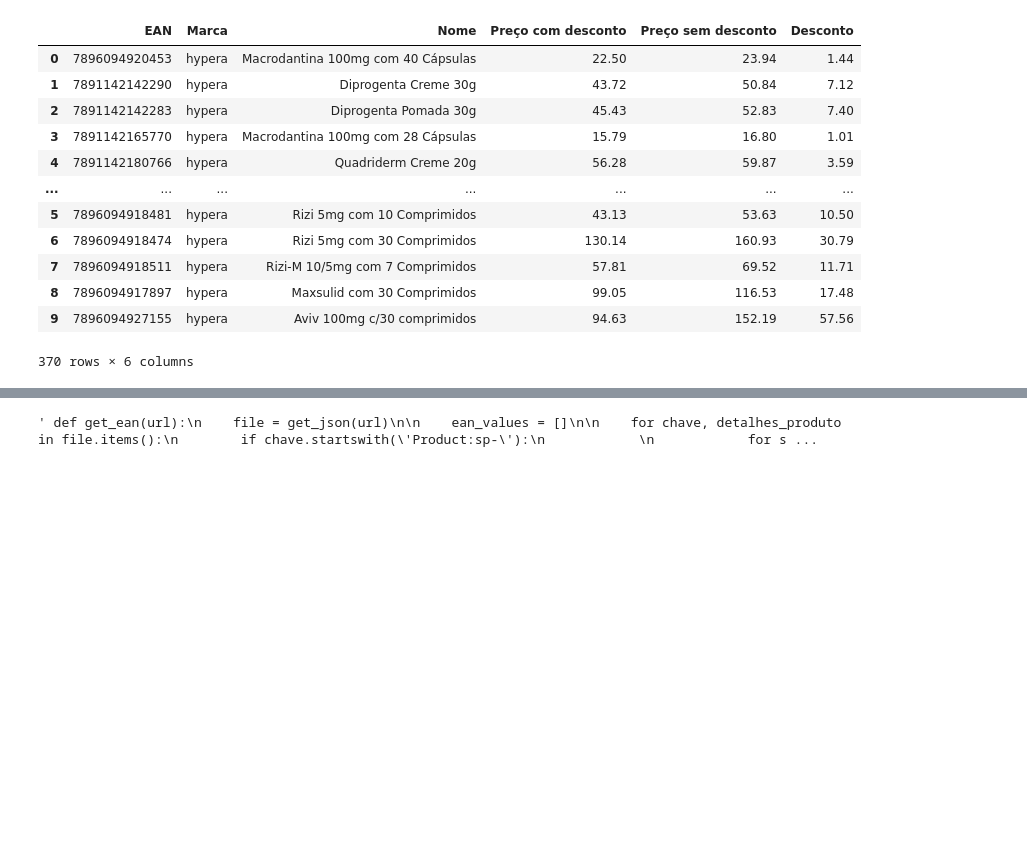
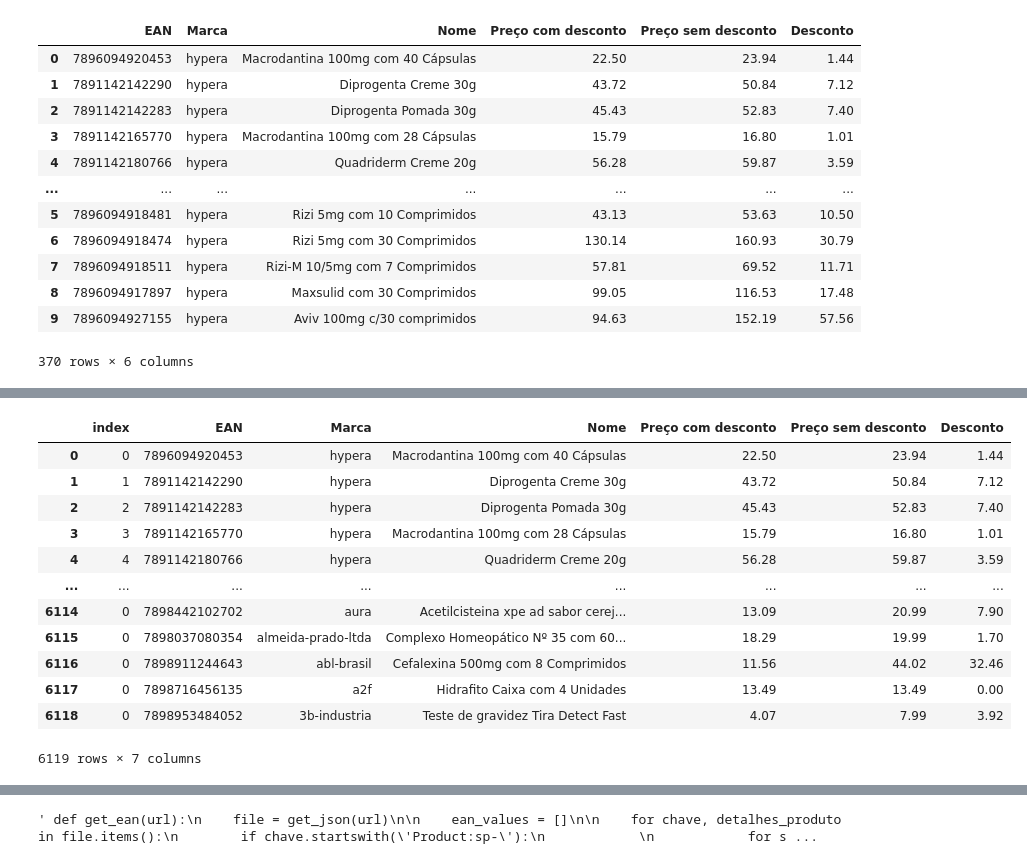
Before and after one commit to mateusono1/Celoja---Treinamento-0, a Jupyter notebook: MinasMais.ipynb, the cells around one changed output, grey strips where cells are left out. Saved outputs shown, nothing was run; the diff lists cells and outputs as text; code cells hidden in the pictures; blank space fills up the shorter version.

Commit message:
Código já está pegando todos os medicamentos da Minas Mais e armazeando na Df

```diff
--- a/MinasMais.ipynb
+++ b/MinasMais.ipynb
@@ -258,13 +300,3 @@ df
 | 8 | 7896094917897 | hypera | Maxsulid com 30 Comprimidos | 99.05 | 116.53 | 17.48 |
 | 9 | 7896094927155 | hypera | Aviv 100mg c/30 comprimidos | 94.63 | 152.19 | 57.56 |
 370 rows × 6 columns
-# %%
-url='https://www.drogariasminasmais.com.br/medicamentos'
-html=pegar_html(url)
-marcas=achar_marcas(html)
-LINKS=link(marcas)
-
-json_pag=get_json(LINKS[0] + "1")
-
-a=qtd_produtos(json_pag,'hypera')
-json_pag
@@ -289,3 +302,0 @@ json_pag
-# %%
-for i in range(1,5):
-    print (i)
@@ -320,0 +303,43 @@ df3
+# %%
+colunas=['EAN','Marca','Nome','Preço com desconto','Preço sem desconto','Desconto']
+df=pd.DataFrame(columns=colunas)
+
+
+url='https://www.drogariasminasmais.com.br/medicamentos'
+html=pegar_html(url)
+marcas=achar_marcas(html)
+LINKS=link(marcas)
+MARCAS=achar_marcas_sem_link(html)
+
+for j in range(len(LINKS)):
+    json_pag=get_json(LINKS[j] + "1")
+    json_generico=get_json(LINKS[0] + "1")
+    pag=qtd_produtos(json_generico,MARCAS[j])
+    print(pag,MARCAS[j])
+    pag=pag/15
+    pag=math.ceil(pag) + 1
+
+    for i in range(1,pag):
+
+        colunas=['EAN','Marca','Nome','Preço com desconto','Preço sem desconto','Desconto']
+        df1=pd.DataFrame(columns=colunas)
+
+
+        json_pag=get_json(LINKS[j] + str(i))
+        ean=get_ean(json_pag)
+        nomes_produtos=get_name(json_pag)
+        p_des=get_preço_c_desconto(json_pag)
+        p_s_des=get_preço_s_desconto(json_pag)
+        DESCONTO=desconto(p_s_des,p_des)
+
+        df1['EAN']=ean
+        df1['Marca']=marcas[j]
+        df1['Nome']=nomes_produtos
+        df1['Preço com desconto']=p_des
+        df1['Preço sem desconto']=p_s_des
+        df1['Desconto']=DESCONTO
+
+        df=pd.concat([df,df1])
+df.reset_index(inplace=True, drop=True)
+df
+# %% [output]
@@ -320,0 +363,13 @@ df3
+|  | index | EAN | Marca | Nome | Preço com desconto | Preço sem desconto | Desconto |
+| 0 | 0 | 7896094920453 | hypera | Macrodantina 100mg com 40 Cápsulas | 22.50 | 23.94 | 1.44 |
+| 1 | 1 | 7891142142290 | hypera | Diprogenta Creme 30g | 43.72 | 50.84 | 7.12 |
+| 2 | 2 | 7891142142283 | hypera | Diprogenta Pomada 30g | 45.43 | 52.83 | 7.40 |
+| 3 | 3 | 7891142165770 | hypera | Macrodantina 100mg com 28 Cápsulas | 15.79 | 16.80 | 1.01 |
+| 4 | 4 | 7891142180766 | hypera | Quadriderm Creme 20g | 56.28 | 59.87 | 3.59 |
+| ... | ... | ... | ... | ... | ... | ... | ... |
+| 6114 | 0 | 7898442102702 | aura | Acetilcisteina xpe ad sabor cerej... | 13.09 | 20.99 | 7.90 |
+| 6115 | 0 | 7898037080354 | almeida-prado-ltda | Complexo Homeopático Nº 35 com 60... | 18.29 | 19.99 | 1.70 |
+| 6116 | 0 | 7898911244643 | abl-brasil | Cefalexina 500mg com 8 Comprimidos | 11.56 | 44.02 | 32.46 |
+| 6117 | 0 | 7898716456135 | a2f | Hidrafito Caixa com 4 Unidades | 13.49 | 13.49 | 0.00 |
+| 6118 | 0 | 7898953484052 | 3b-industria | Teste de gravidez Tira Detect Fast | 4.07 | 7.99 | 3.92 |
+6119 rows × 7 columns
```
Also changed, not shown: parts of 9 cells of this notebook.
